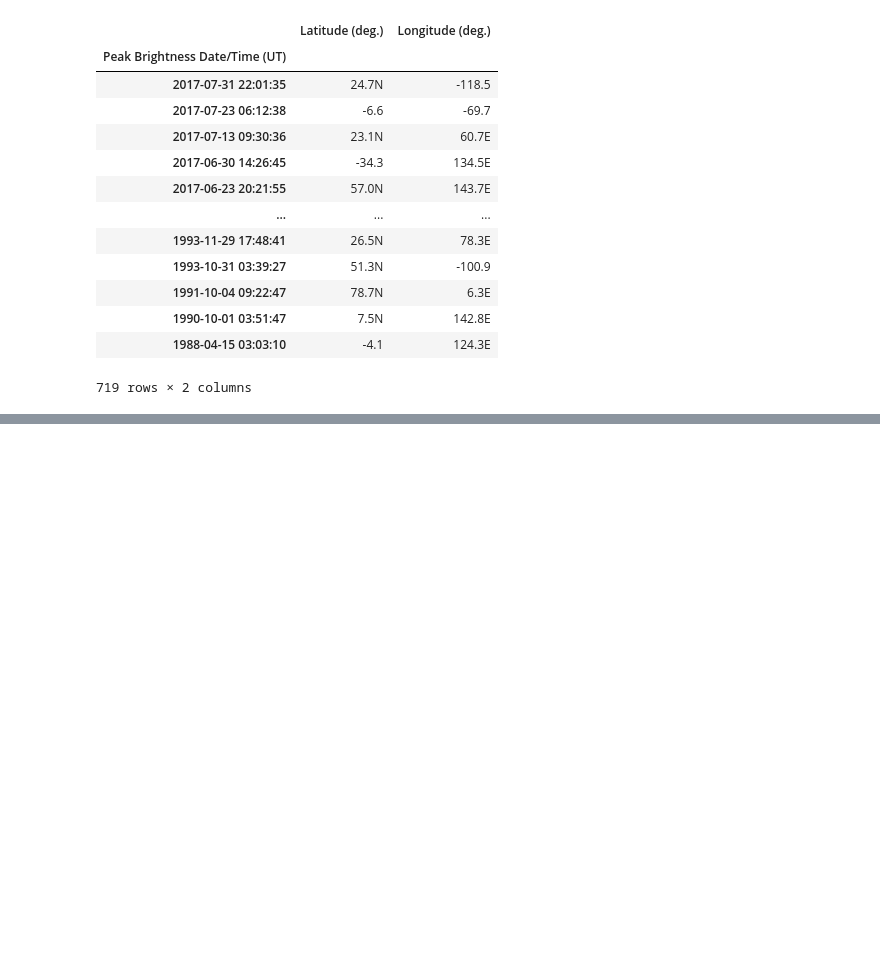
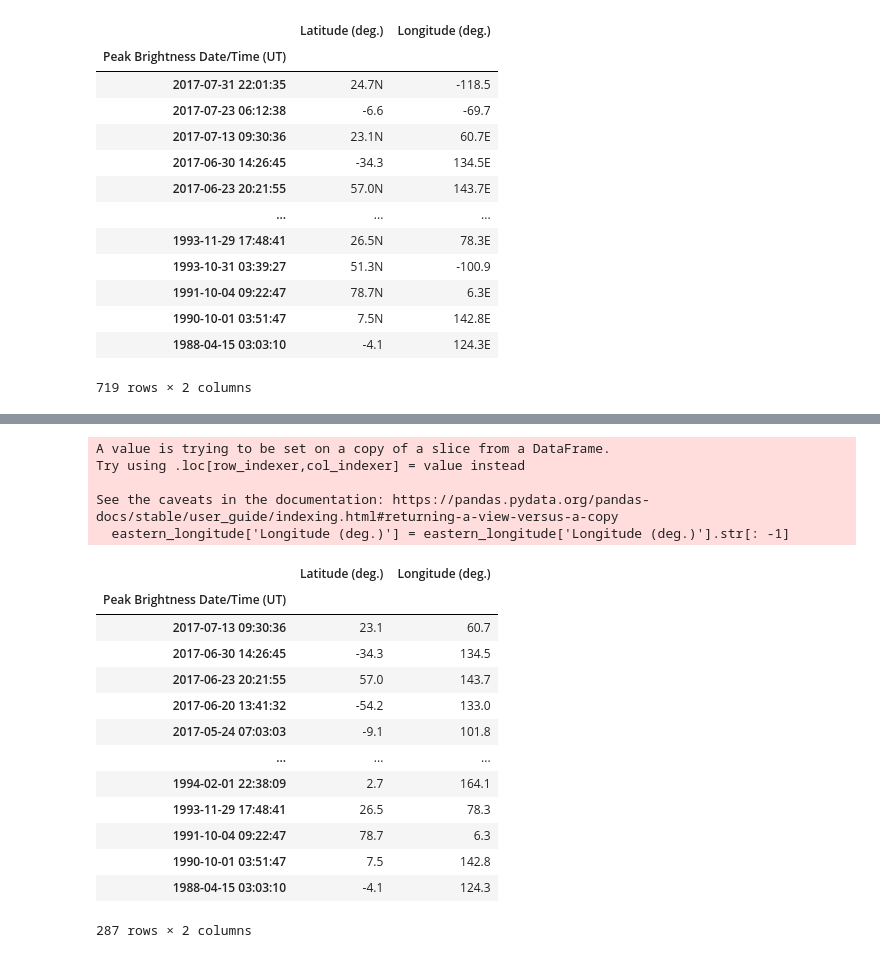
Before and after one commit to rromang/ETL-Project, a Jupyter notebook: Datasets/fireball.ipynb, the cells around one changed output, grey strips where cells are left out. Drawn from its saved outputs; the diff is of its cells as text; code cells hidden in the pictures; blank space fills up the shorter version.

```diff
--- a/Datasets/fireball.ipynb
+++ b/Datasets/fireball.ipynb
@@ -188,0 +226,25 @@ fireball_df
+# %%
+#filter the Eastern Longitudes
+eastern_longitude = fireball_df[fireball_df['Longitude (deg.)'].str.contains("E", na=False)]
+eastern_longitude['Longitude (deg.)'] = eastern_longitude['Longitude (deg.)'].str[: -1]
+eastern_longitude
+# %% [output]
+A value is trying to be set on a copy of a slice from a DataFrame.
+Try using .loc[row_indexer,col_indexer] = value instead
+
+See the caveats in the documentation: https://pandas.pydata.org/pandas-docs/stable/user_guide/indexing.html#returning-a-view-versus-a-copy
+  eastern_longitude['Longitude (deg.)'] = eastern_longitude['Longitude (deg.)'].str[: -1]
+|  | Latitude (deg.) | Longitude (deg.) |
+| Peak Brightness Date/Time (UT) |  |  |
+| 2017-07-13 09:30:36 | 23.1 | 60.7 |
+| 2017-06-30 14:26:45 | -34.3 | 134.5 |
+| 2017-06-23 20:21:55 | 57.0 | 143.7 |
+| 2017-06-20 13:41:32 | -54.2 | 133.0 |
+| 2017-05-24 07:03:03 | -9.1 | 101.8 |
+| ... | ... | ... |
+| 1994-02-01 22:38:09 | 2.7 | 164.1 |
+| 1993-11-29 17:48:41 | 26.5 | 78.3 |
+| 1991-10-04 09:22:47 | 78.7 | 6.3 |
+| 1990-10-01 03:51:47 | 7.5 | 142.8 |
+| 1988-04-15 03:03:10 | -4.1 | 124.3 |
+287 rows × 2 columns
```
Also changed, not shown: parts of 5 cells of this notebook.
